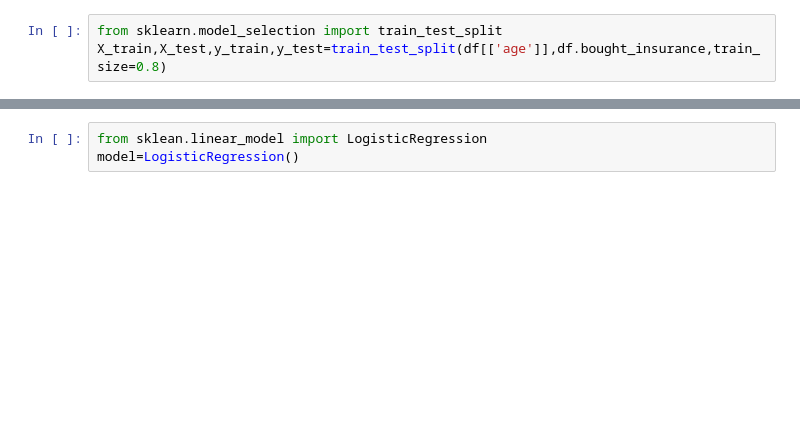
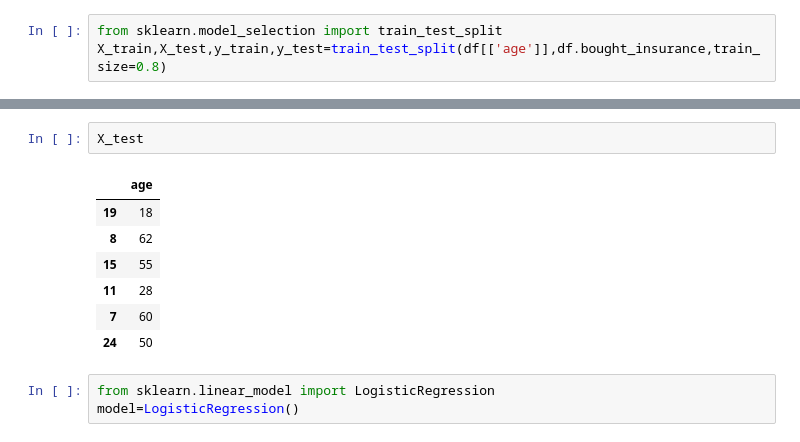
Before and after one commit to KARRIRAJKUMAR/AI_ML_Avanthi_RAJ-KUMAR, a Jupyter notebook: multilinear.ipynb, the cells around one changed output, grey strips where cells are left out. Saved outputs shown, nothing was run; the diff lists cells and outputs as text; blank space fills up the shorter version.

```diff
--- a/multilinear.ipynb
+++ b/multilinear.ipynb
@@ -368,5 +364,15 @@ x_test
+# %%
+X_test
+# %% [output]
+|  | age |
+| 19 | 18 |
+| 8 | 62 |
+| 15 | 55 |
+| 11 | 28 |
+| 7 | 60 |
+| 24 | 50 |
 # %%
-from sklean.linear_model import LogisticRegression
+from sklearn.linear_model import LogisticRegression
 model=LogisticRegression()
 # %%
 model.fit(X_train,y_train)
```
Also changed, not shown: parts of 25 cells of this notebook.
